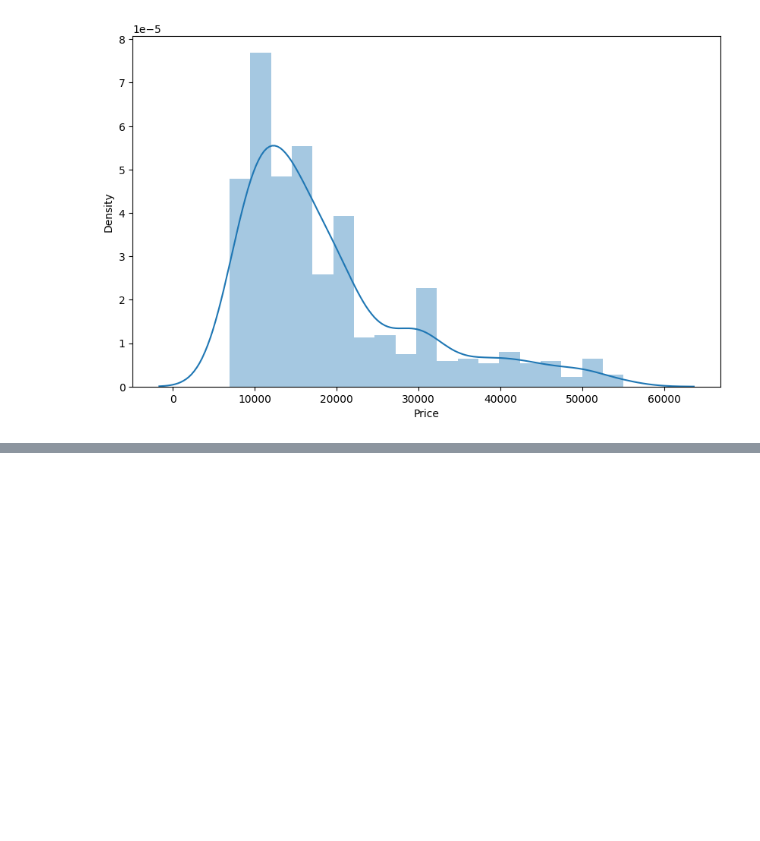
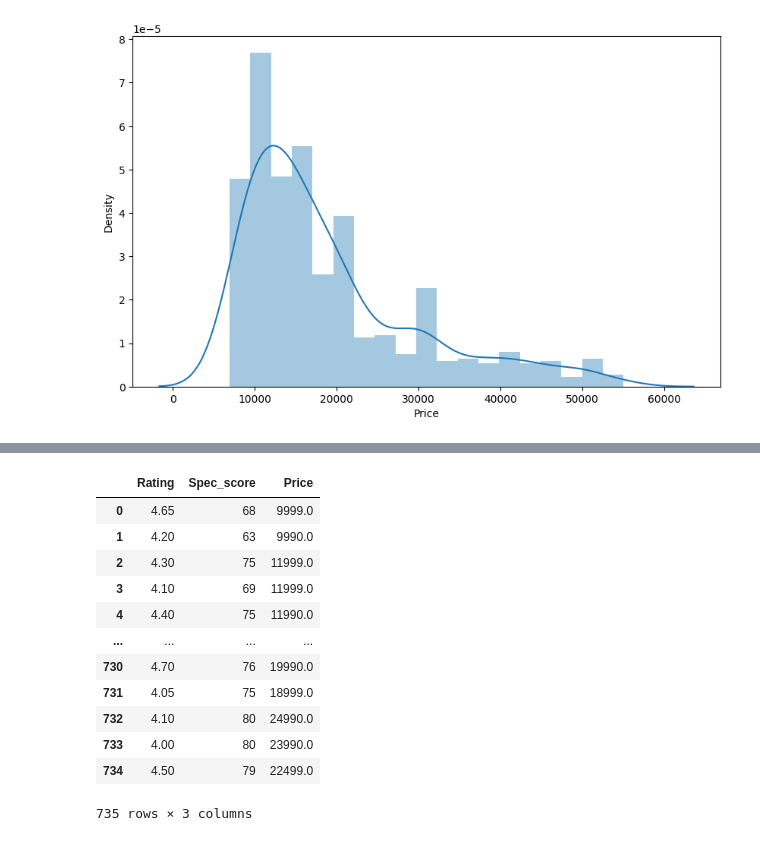
Before and after one commit to chikelu/Godson_Portfolio, a Jupyter notebook: mobile_phone_price_prediction.ipynb, the cells around one changed output, grey strips where cells are left out. Saved outputs shown, nothing was run; the diff lists cells and outputs as text; code cells hidden in the pictures; blank space fills up the shorter version.

```diff
--- a/mobile_phone_price_prediction.ipynb
+++ b/mobile_phone_price_prediction.ipynb
@@ -249,0 +270,17 @@ dfq.company.value_counts().nlargest(40).plot(kind='bar', figsize=(10,5),)
+# %%
+numeric_cols = dfq.select_dtypes(include=[np.number])
+numeric_cols
+# %% [output]
+|  | Rating | Spec_score | Price |
+| 0 | 4.65 | 68 | 9999.0 |
+| 1 | 4.20 | 63 | 9990.0 |
+| 2 | 4.30 | 75 | 11999.0 |
+| 3 | 4.10 | 69 | 11999.0 |
+| 4 | 4.40 | 75 | 11990.0 |
+| ... | ... | ... | ... |
+| 730 | 4.70 | 76 | 19990.0 |
+| 731 | 4.05 | 75 | 18999.0 |
+| 732 | 4.10 | 80 | 24990.0 |
+| 733 | 4.00 | 80 | 23990.0 |
+| 734 | 4.50 | 79 | 22499.0 |
+735 rows × 3 columns
```
Also changed, not shown: parts of 15 cells of this notebook.
